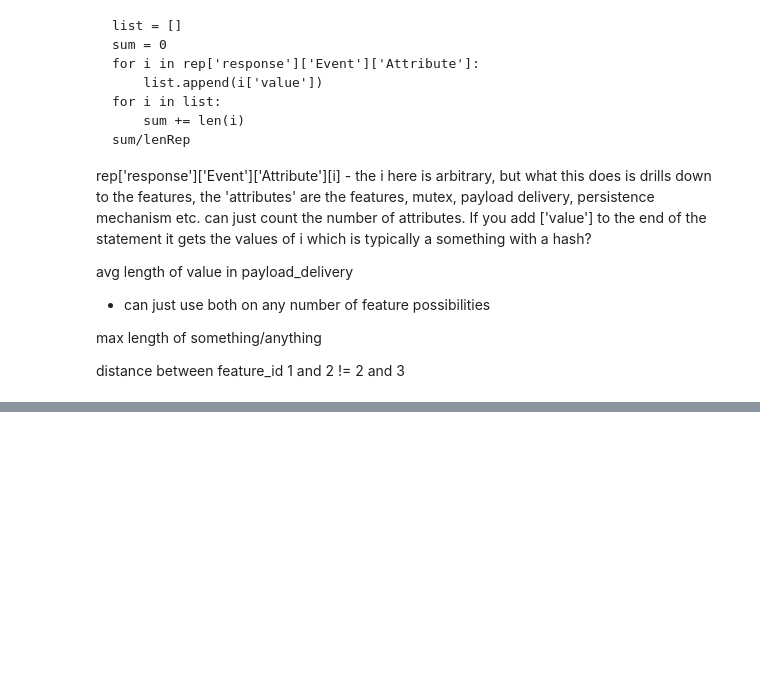
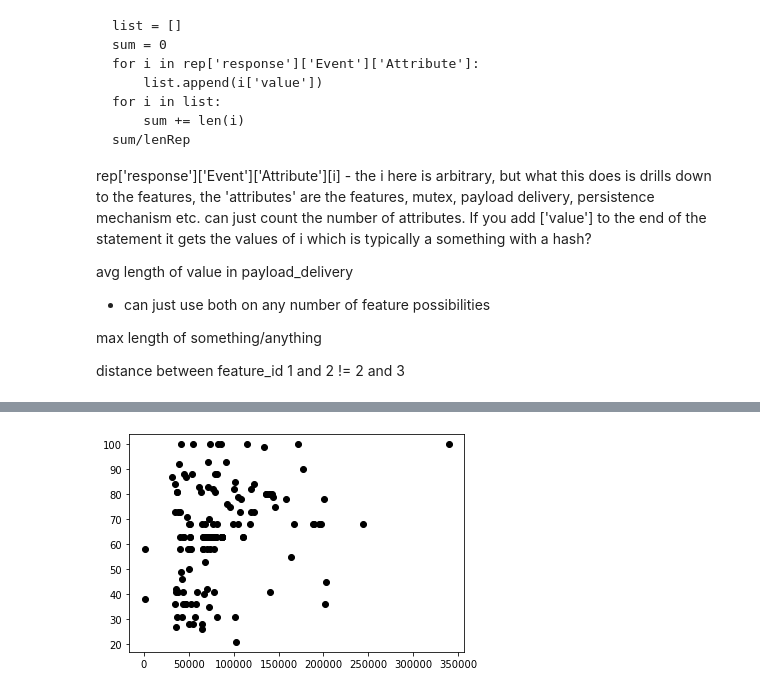
Before and after one commit to bdjulian/url-classification, a Jupyter notebook: url-classification/hybrid-analysis.ipynb, the cells around one changed output, grey strips where cells are left out. Drawn from its saved outputs; the diff is of its cells as text; code cells hidden in the pictures; blank space fills up the shorter version.

```diff
--- a/url-classification/hybrid-analysis.ipynb
+++ b/url-classification/hybrid-analysis.ipynb
@@ -505,0 +541,6 @@ rfr.score(X_train, y_train)
+# %%
+x = df['total_val_len']
+y = df['target']
+plt.plot(x, y, 'o', color='black');
+# %% [output]
+[figure, added]
```
Also changed, not shown: parts of 63 cells of this notebook, 23 other files.
